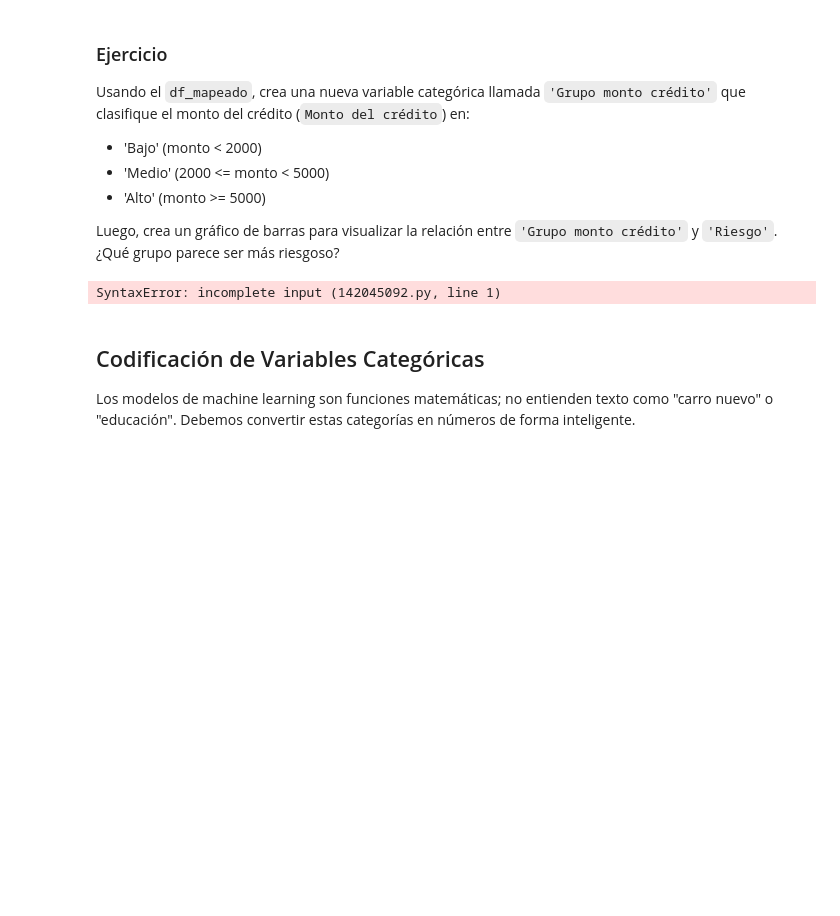
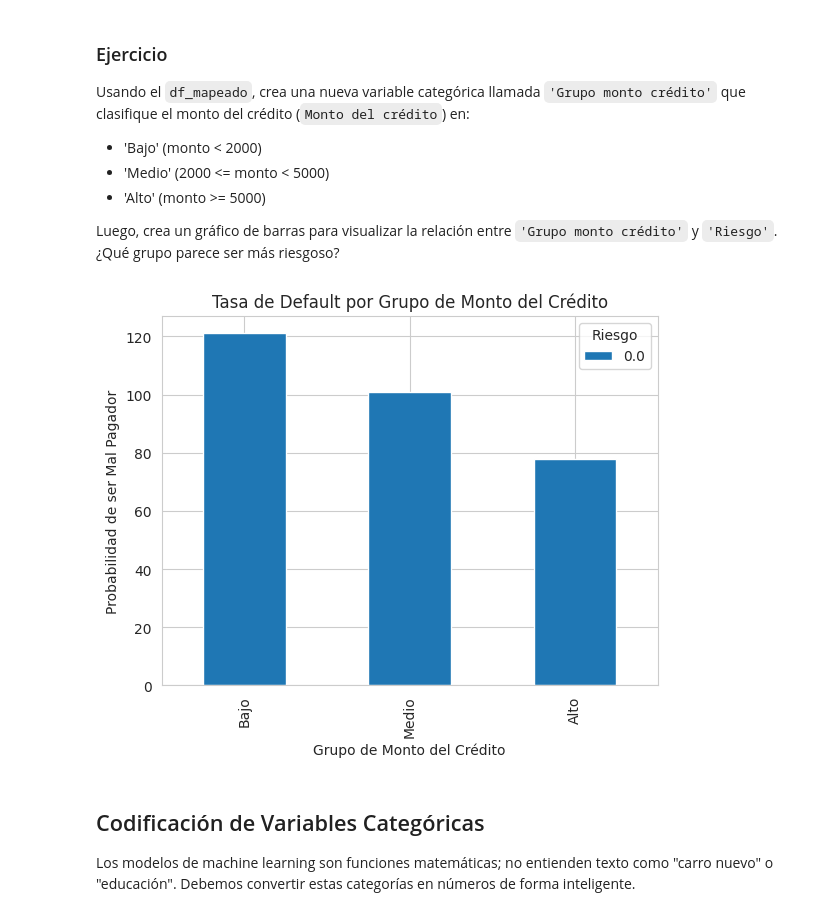
Before and after one commit to nicolascr08/curso-ia-para-economia, a Jupyter notebook: clases/3_Analisis_y_visualizacion_datos/7_Preprocesamiento_y_feature_engineering.ipynb, the cells around one changed output. Saved outputs shown, nothing was run; the diff lists cells and outputs as text; code cells hidden in the pictures; blank space fills up the shorter version.

```diff
--- a/clases/3_Analisis_y_visualizacion_datos/7_Preprocesamiento_y_feature_engineering.ipynb
+++ b/clases/3_Analisis_y_visualizacion_datos/7_Preprocesamiento_y_feature_engineering.ipynb
@@ -515,6 +517,4 @@ Usando el `df_mapeado`, crea una nueva variable categórica llamada `'Grupo mont
 
 Luego, crea un gráfico de barras para visualizar la relación entre `'Grupo monto crédito'` y `'Riesgo'`. ¿Qué grupo parece ser más riesgoso?
 # %%
-df_mapeado['Grupo monto crédito']= pd.cut(df_mapeado['Monto del crédito'], bins=[
+df_mapeado['Grupo monto crédito']= pd.cut(df_mapeado['Monto del crédito'], bins=[0, 2000, 5000, np.inf], labels=['Bajo', 'Medio', 'Alto'])
-# %% [output]
-SyntaxError: incomplete input (142045092.py, line 1)
@@ -521,3 +524,12 @@ SyntaxError: incomplete input (142045092.py, line 1)
+# %%
+tabla_prop = pd.crosstab(df_mapeado['Grupo monto crédito'], df_mapeado['Riesgo'])
+tabla_prop.plot(kind='bar', stacked= True)
+plt.title('Tasa de Default por Grupo de Monto del Crédito')
+plt.ylabel('Probabilidad de ser Mal Pagador')
+plt.xlabel('Grupo de Monto del Crédito')
+plt.show()
+# %% [output]
+[figure, added]
 # %% [markdown]
 ## Codificación de Variables Categóricas
 
```
Also changed, not shown: parts of 19 cells of this notebook.
